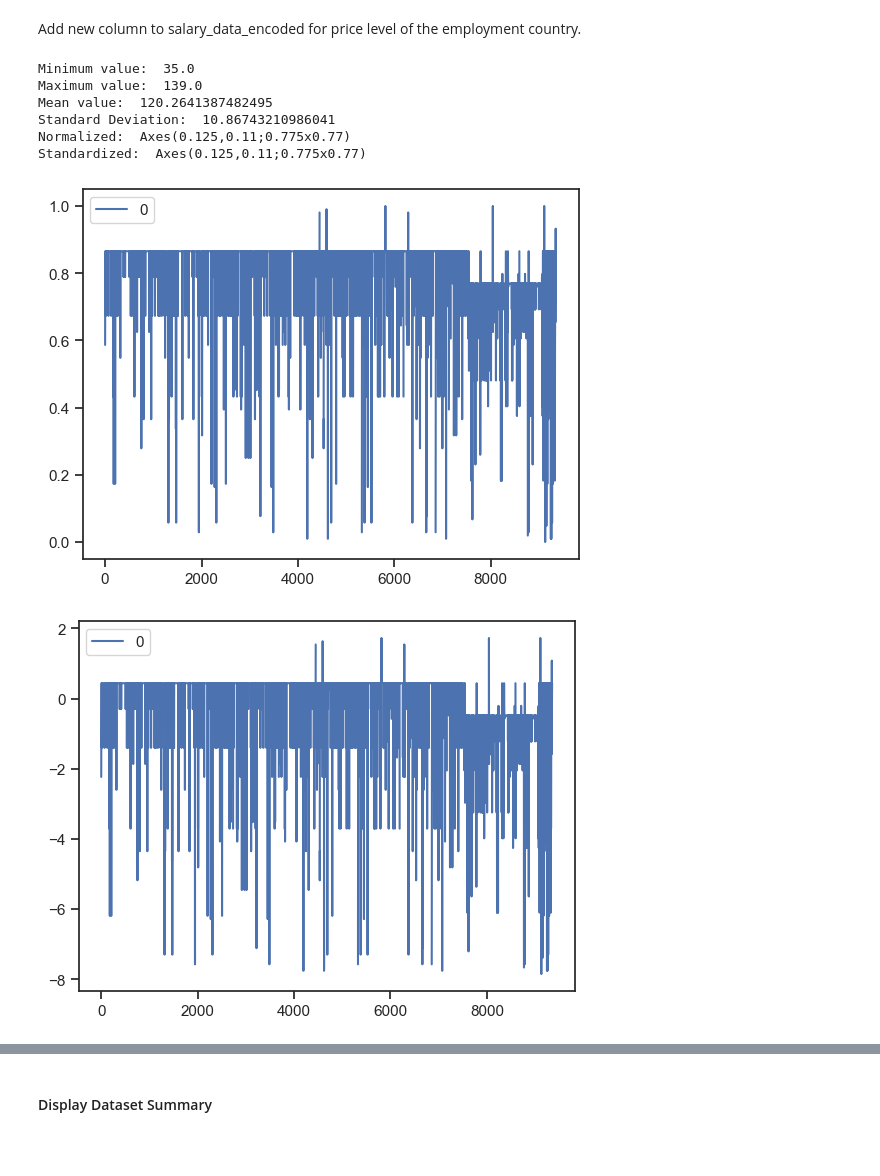
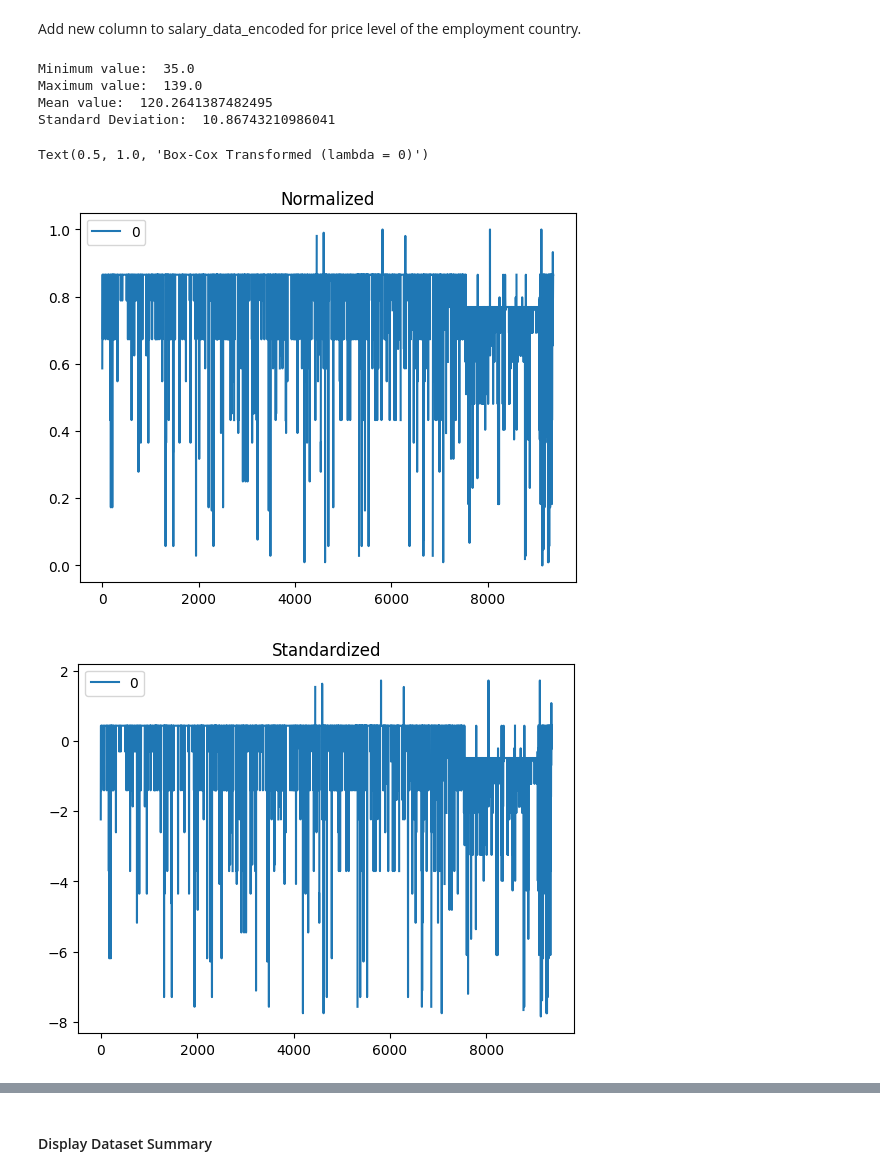
Before and after one commit to TheCrimsonNeV0/salary-data-project, a Jupyter notebook: project/report.ipynb, the cells around one changed output, grey strips where cells are left out. Saved outputs shown, nothing was run; the diff lists cells and outputs as text; code cells hidden in the pictures; blank space fills up the shorter version.

```diff
--- a/project/report.ipynb
+++ b/project/report.ipynb
@@ -34,3 +43,5 @@ from itertools import cycle
+# %%
+robust_scaler = RobustScaler()
 # %% [markdown]
 # Exploratory Data Analysis (EDA) and Data Processing
 # %% [markdown]
@@ -653,26 +698,50 @@ for data in salary_data.iterrows():
 # %%
 np_price_levels = np.array(price_levels)
 
+#Normalization
 min_value = np.nanmin(np_price_levels)
 print("Minimum value: ", min_value)
 max_value = np.nanmax(np_price_levels)
 print("Maximum value: ", max_value)
 normalized_price_levels = (np_price_levels - min_value) / (max_value - min_value)
 
+#Standardization
 mean_value = np.nanmean(np_price_levels)
 print("Mean value: ", mean_value)
 std_dev = np.nanstd(np_price_levels)
 print("Standard Deviation: ", std_dev)
 standardized_price_levels = (np_price_levels - mean_value) / std_dev
 
-print("Normalized: ", pd.DataFrame(normalized_price_levels).plot())
-print("Standardized: ", pd.DataFrame(standardized_price_levels).plot())
+#Robust Scaling
+robust_scaled_price_levels = robust_scaler.fit_transform(np_price_levels.reshape(-1, 1))
+robust_scaled_price_levels = robust_scaled_price_levels.flatten()
+
+#Log Transformation
+log_transformed_price_levels = np.log1p(np_price_levels)
+
+#Box-Cox Transformation
+lambda_value = 0
+boxcox_transformed_price_levels = boxcox(np_price_levels, lmbda=lambda_value)
+
+normalized_price_levels_plot = pd.DataFrame(normalized_price_levels).plot()
+normalized_price_levels_plot.set_title("Normalized")
+
+standardized_price_levels_plot = pd.DataFrame(standardized_price_levels).plot()
+standardized_price_levels_plot.set_title("Standardized")
+
+robust_scaled_price_levels_plot = pd.DataFrame(robust_scaled_price_levels).plot()
+robust_scaled_price_levels_plot.set_title("Robust Scaled")
+
+log_transformed_price_levels_plot =  pd.DataFrame(log_transformed_price_levels).plot()
+log_transformed_price_levels_plot.set_title("Log Transformed")
+
+boxcox_transformed_price_levels_plot = pd.DataFrame(boxcox_transformed_price_levels).plot()
+boxcox_transformed_price_levels_plot.set_title("Box-Cox Transformed (lambda = 0)")
 # %% [output]
 Minimum value:  35.0
 Maximum value:  139.0
 Mean value:  120.2641387482495
 Standard Deviation:  10.86743210986041
-Normalized:  Axes(0.125,0.11;0.775x0.77)
-Standardized:  Axes(0.125,0.11;0.775x0.77)
+Text(0.5, 1.0, 'Box-Cox Transformed (lambda = 0)')
-[figure, old version]
+[figure, new version]
-[figure, old version]
+[figure, new version]
```
Also changed, not shown: parts of 21 cells of this notebook.
